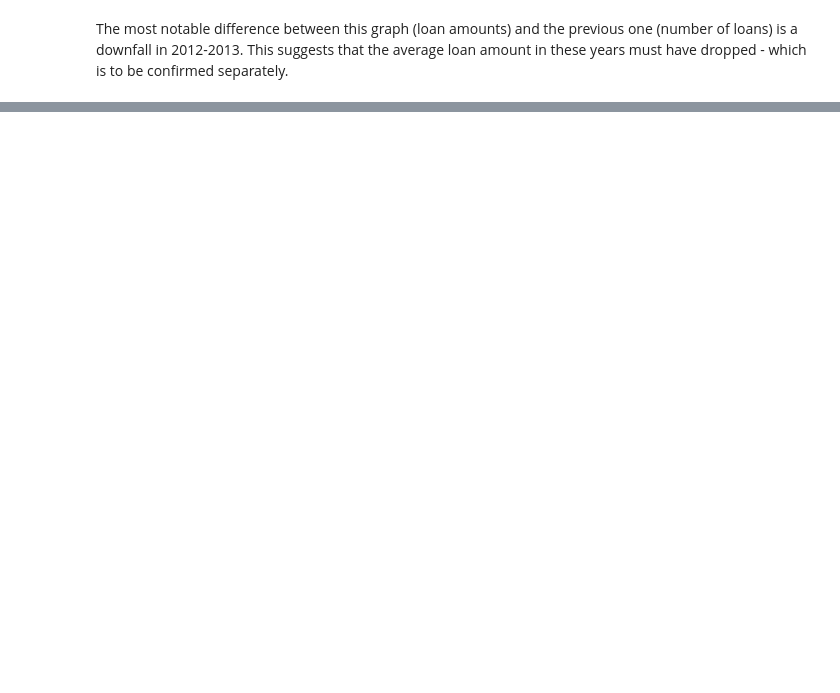
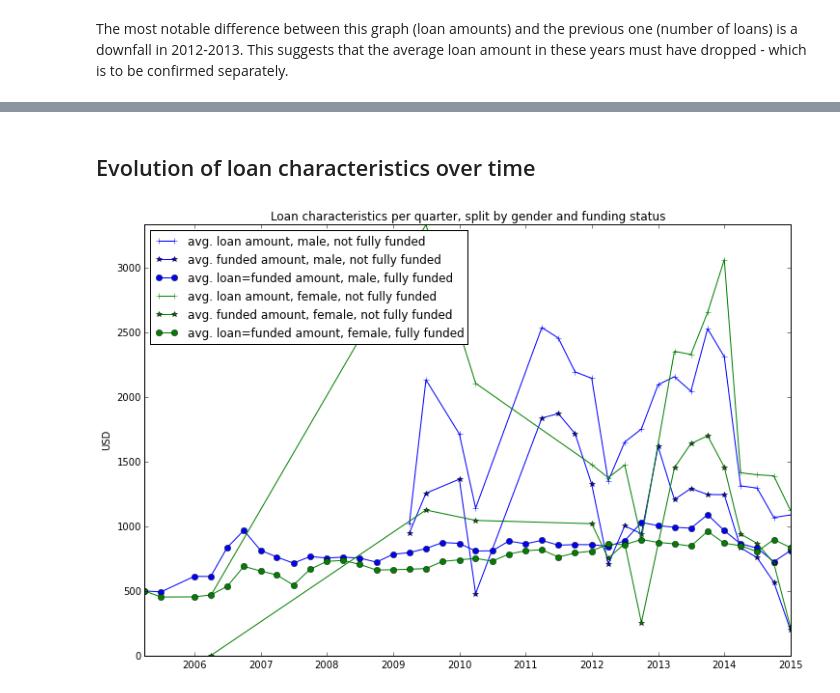
Before and after one commit to fdurant/kiva_project, a Jupyter notebook: Kiva_predicting_loan_funding.ipynb, the cells around one changed output, grey strips where cells are left out. Saved outputs shown, nothing was run; the diff lists cells and outputs as text; code cells hidden in the pictures; blank space fills up the shorter version.

```diff
--- a/Kiva_predicting_loan_funding.ipynb
+++ b/Kiva_predicting_loan_funding.ipynb
@@ -242,0 +242,53 @@ The most notable difference between this graph (loan amounts) and the previous o
+# %% [markdown]
+## Evolution of loan characteristics over time
+# %%
+loanXSeries = {'M': {True: [],
+                     False: []},
+                 'F': {True: [],
+                       False: []},
+                 'N': {True: [],
+                       False: []}}
+loanYSeries = {'M': {True: {},
+                     False: {}},
+                 'F': {True: {},
+                       False: {}},
+                 'N': {True: {},
+                       False: {}}}
+
+for k,v in sorted(loansDFGroupedByMonthAndGender.groups.items(), key=lambda x : x[0][0]):
+    period, gender, isFullyFunded = k
+    row = loansDF.loc[v]
+    loanAmountAverage = sum(row['loan_amount']) / float(len(row['loan_amount']))
+    fundedAmountAverage = sum(row['funded_amount']) / float(len(row['funded_amount']))
+    loanXSeries[gender][isFullyFunded].append(period)
+    loanYSeries[gender][isFullyFunded][period] = {'loanAmountAvg': loanAmountAverage,
+                                                  'fundedAmountAvg': fundedAmountAverage}
+
+loanYSeriesMaleNotFullyFunded = [loanYSeries['M'][False][p]['loanAmountAvg'] for p in loanXSeries['M'][False]]
+loanYSeriesMaleFullyFunded = [loanYSeries['M'][True][p]['loanAmountAvg'] for p in loanXSeries['M'][True]]
+fundedYSeriesMaleNotFullyFunded = [loanYSeries['M'][False][p]['fundedAmountAvg'] for p in loanXSeries['M'][False]]
+
+loanYSeriesFemaleNotFullyFunded = [loanYSeries['F'][False][p]['loanAmountAvg'] for p in loanXSeries['F'][False]]
+loanYSeriesFemaleFullyFunded = [loanYSeries['F'][True][p]['loanAmountAvg'] for p in loanXSeries['F'][True]]
+fundedYSeriesFemaleNotFullyFunded = [loanYSeries['F'][False][p]['fundedAmountAvg'] for p in loanXSeries['F'][False]]
+
+width = 20
+
+fig = plt.figure(40, figsize=(12,8))
+ax2 = fig.add_subplot(111)
+ax2.plot(date2num(loanXSeries['M'][False]), loanYSeriesMaleNotFullyFunded, '+-', label="avg. loan amount, male, not fully funded", color='blue')
+ax2.plot(date2num(loanXSeries['M'][False]), fundedYSeriesMaleNotFullyFunded, '*-', label="avg. funded amount, male, not fully funded", color='blue')
+ax2.plot(date2num(loanXSeries['M'][True]), loanYSeriesMaleFullyFunded, 'o-', label="avg. loan=funded amount, male, fully funded", color='blue')
+
+ax2.plot(date2num(loanXSeries['F'][False]), loanYSeriesFemaleNotFullyFunded, '+-', label="avg. loan amount, female, not fully funded", color='green')
+ax2.plot(date2num(loanXSeries['F'][False]), fundedYSeriesFemaleNotFullyFunded, '*-', label="avg. funded amount, female, not fully funded", color='green')
+ax2.plot(date2num(loanXSeries['F'][True]), loanYSeriesFemaleFullyFunded, 'o-', label="avg. loan=funded amount, female, fully funded", color='green')
+
+ax2.xaxis_date()
+ax2.autoscale(tight=True)
+plt.legend(loc="best")
+plt.title('Loan characteristics per quarter, split by gender and funding status')
+plt.ylabel('USD')
+plt.show()
+# %% [output]
+[figure, added]
```
Also changed, not shown: parts of 4 cells of this notebook.
